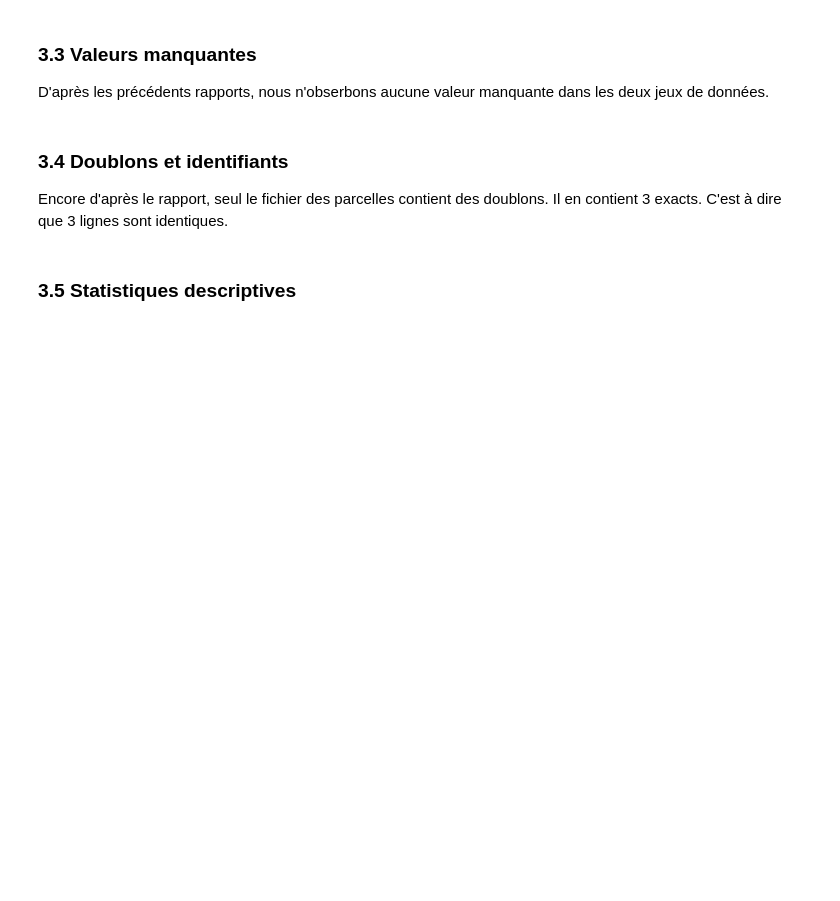
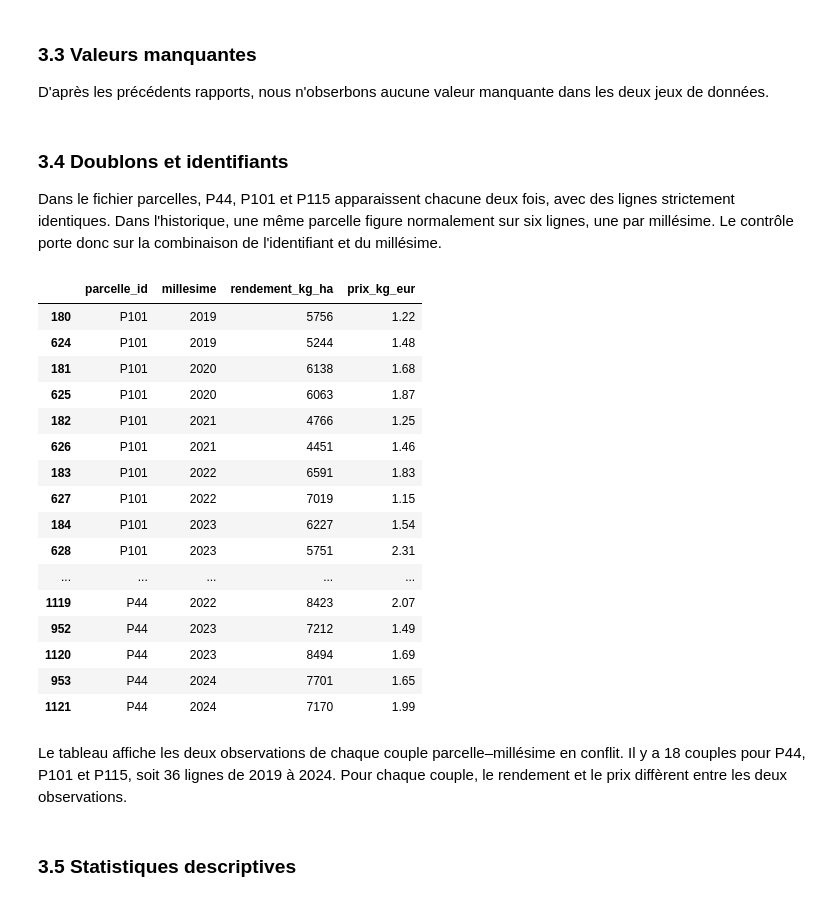
Before and after one commit to mohsine92/projet_datamining, a Jupyter notebook: notebooks/Préparation des données.ipynb, the cells around one changed output. Saved outputs shown, nothing was run; the diff lists cells and outputs as text; code cells hidden in the pictures; blank space fills up the shorter version.

Commit message:
Moddiciation de certaines incohérences, doublons dans les millésimes,ajout du requirement.txt et mad du read me

```diff
--- a/notebooks/Préparation des données.ipynb
+++ b/notebooks/Préparation des données.ipynb
@@ -182,7 +181,34 @@ D'après les précédents rapports, nous n'obserbons aucune valeur manquante dan
 # %% [markdown]
 ### 3.4 Doublons et identifiants
 
-Encore d'après le rapport, seul le fichier des parcelles contient des doublons. Il en contient 3 exacts. C'est à dire que 3 lignes sont identiques.
+Dans le fichier parcelles, P44, P101 et P115 apparaissent chacune deux fois, avec des lignes strictement identiques. Dans l'historique, une même parcelle figure normalement sur six lignes, une par millésime. Le contrôle porte donc sur la combinaison de l'identifiant et du millésime.
+# %%
+cle_historique = ["parcelle_id", "millesime"]
+masque = df_historique.duplicated(subset=cle_historique, keep=False)
+
+colonnes = cle_historique + ["rendement_kg_ha", "prix_kg_eur"]
+observations_en_conflit = df_historique.loc[masque, colonnes]
+display(observations_en_conflit.sort_values(cle_historique))
+# %% [output]
+|  | parcelle_id | millesime | rendement_kg_ha | prix_kg_eur |
+| 180 | P101 | 2019 | 5756 | 1.22 |
+| 624 | P101 | 2019 | 5244 | 1.48 |
+| 181 | P101 | 2020 | 6138 | 1.68 |
+| 625 | P101 | 2020 | 6063 | 1.87 |
+| 182 | P101 | 2021 | 4766 | 1.25 |
+| 626 | P101 | 2021 | 4451 | 1.46 |
+| 183 | P101 | 2022 | 6591 | 1.83 |
+| 627 | P101 | 2022 | 7019 | 1.15 |
+| 184 | P101 | 2023 | 6227 | 1.54 |
+| 628 | P101 | 2023 | 5751 | 2.31 |
+| ... | ... | ... | ... | ... |
+| 1119 | P44 | 2022 | 8423 | 2.07 |
+| 952 | P44 | 2023 | 7212 | 1.49 |
+| 1120 | P44 | 2023 | 8494 | 1.69 |
+| 953 | P44 | 2024 | 7701 | 1.65 |
+| 1121 | P44 | 2024 | 7170 | 1.99 |
+# %% [markdown]
+Le tableau affiche les deux observations de chaque couple parcelle–millésime en conflit. Il y a 18 couples pour P44, P101 et P115, soit 36 lignes de 2019 à 2024. Pour chaque couple, le rendement et le prix diffèrent entre les deux observations.
 # %% [markdown]
 ### 3.5 Statistiques descriptives
 # %%
```
Also changed, not shown: parts of 14 cells of this notebook, 2 other files.
